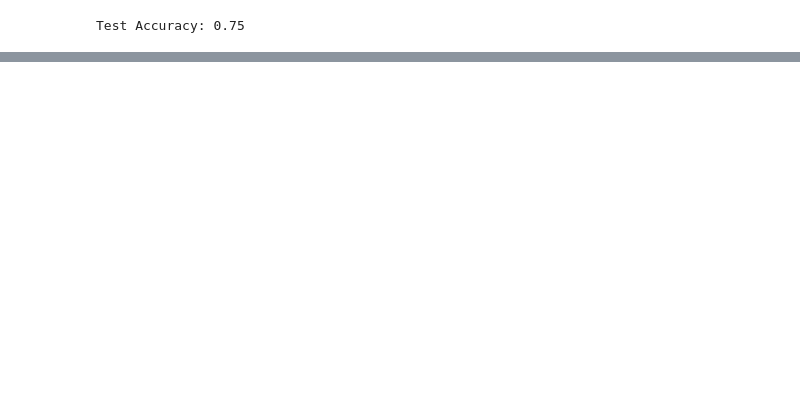
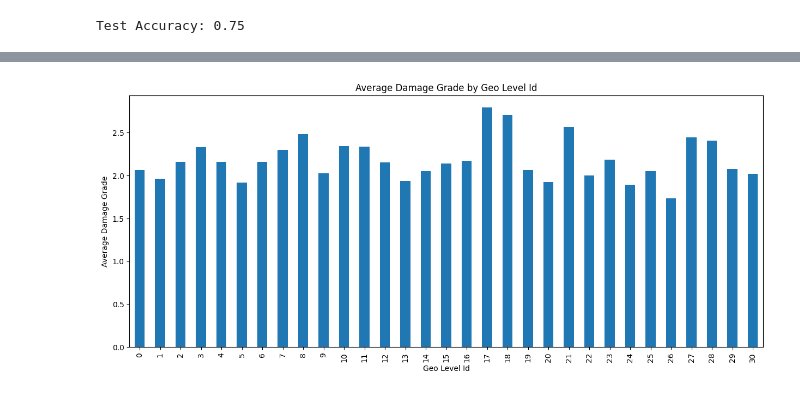
Before and after one commit to yamanye6/Projects, a Jupyter notebook: Project1/EarthQDamage.ipynb, the cells around one changed output, grey strips where cells are left out. Drawn from its saved outputs; the diff is of its cells as text; code cells hidden in the pictures; blank space fills up the shorter version.

```diff
--- a/Project1/EarthQDamage.ipynb
+++ b/Project1/EarthQDamage.ipynb
@@ -385,0 +431,12 @@ feat_imp.iloc[:10].plot(kind = "barh", title = "Feature Importance")
+# %%
+# More Data Analysis, but now for classification for all classes of damage grade
+
+# Age Affect on Damage Grade
+fig, ax = plt.subplots(figsize = (15, 6))
+
+df.groupby("geo_level_1_id")["damage_grade"].mean().plot(kind = "bar");
+plt.title("Average Damage Grade by Geo Level Id")
+plt.xlabel("Geo Level Id")
+plt.ylabel("Average Damage Grade");
+# %% [output]
+[figure, added]
```
Also changed, not shown: parts of 27 cells of this notebook.
